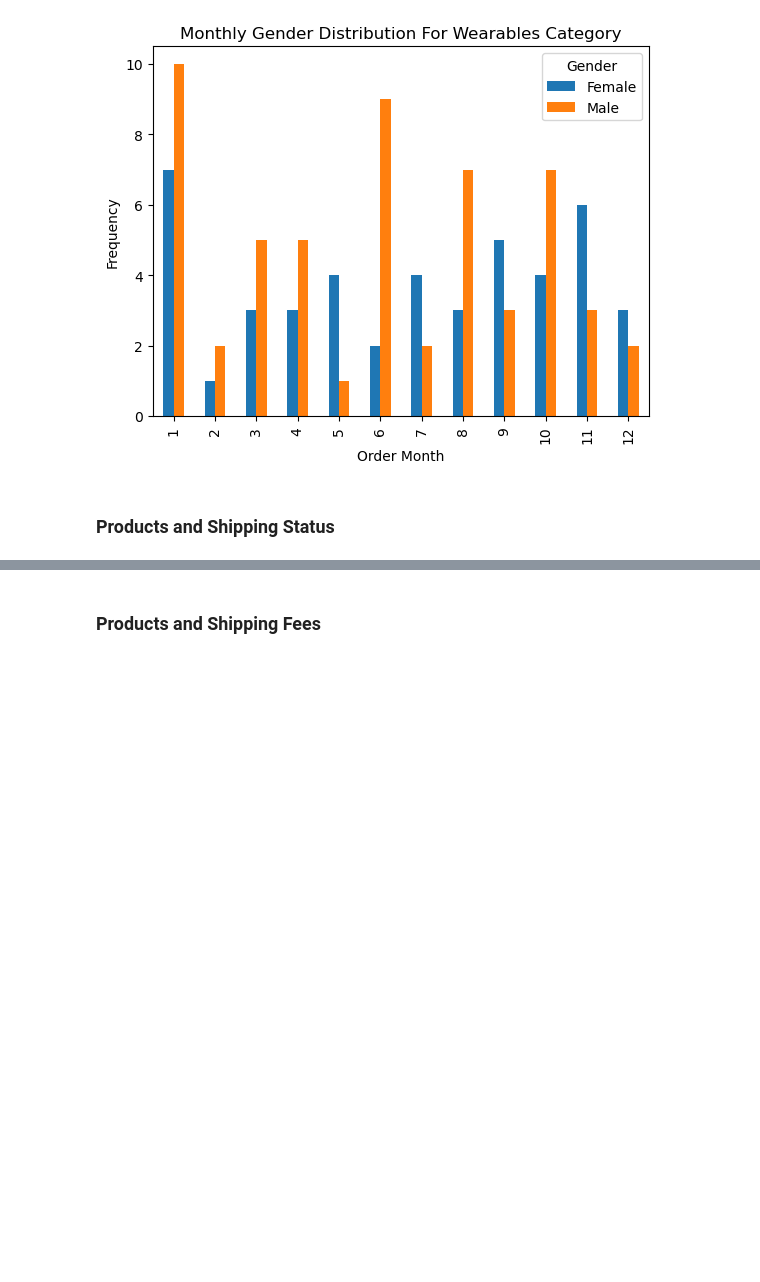
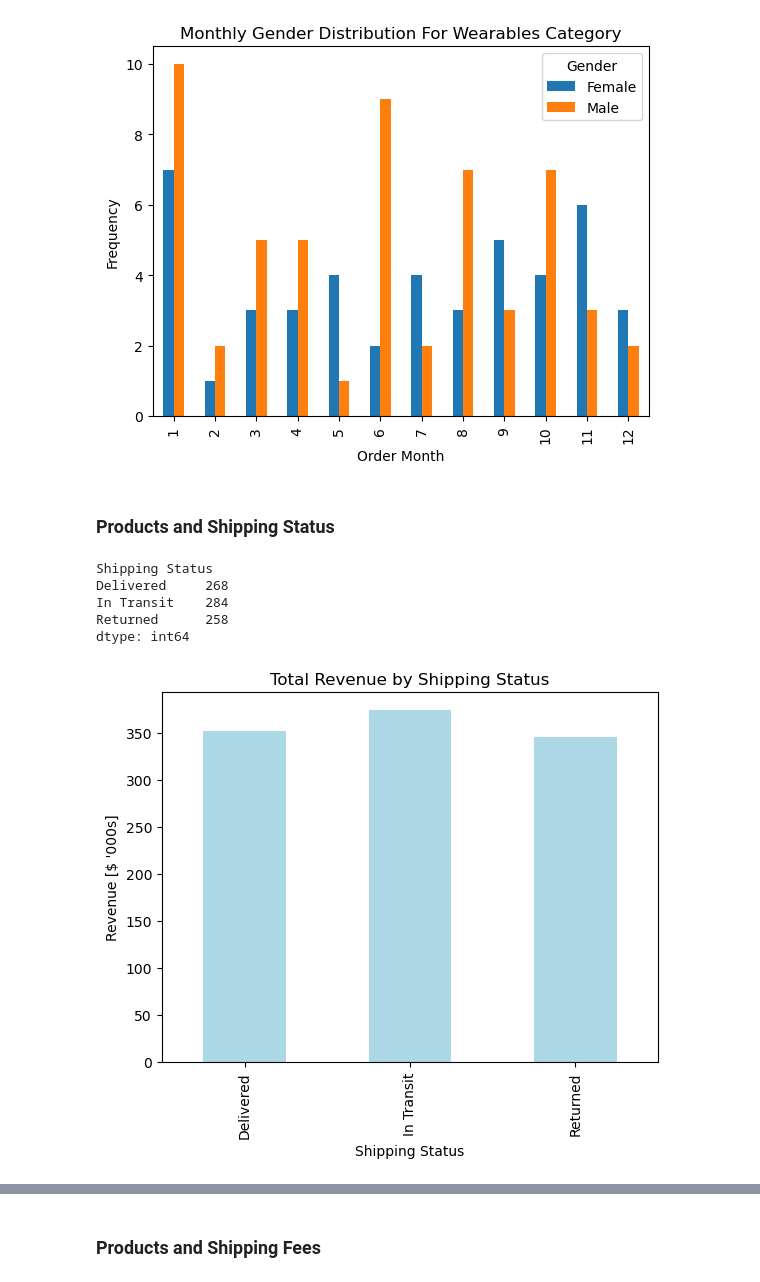
Before and after one commit to Mohammed-Hanan-Othman/ecommerce-sales-analysis, a Jupyter notebook: notebooks/3.product_performance.ipynb, the cells around one changed output, grey strips where cells are left out. Drawn from its saved outputs; the diff is of its cells as text; code cells hidden in the pictures; blank space fills up the shorter version.

```diff
--- a/notebooks/3.product_performance.ipynb
+++ b/notebooks/3.product_performance.ipynb
@@ -291,3 +291,19 @@ plt.show();
 [figure]
 # %% [markdown]
 ### Products and Shipping Status
+# %%
+df_copy.groupby("Shipping Status").size()
+# %% [output]
+Shipping Status
+Delivered     268
+In Transit    284
+Returned      258
+dtype: int64
+# %%
+# Total Revenue by Shipping Status
+(df_copy.groupby("Shipping Status")["Total Price Calc"].sum() / 1e3).plot(kind="bar", color="lightblue")
+plt.title("Total Revenue by Shipping Status")
+plt.ylabel("Revenue [$ '000s]")
+plt.show();
+# %% [output]
+[figure, added]
```
Also changed, not shown: parts of 8 cells of this notebook.
